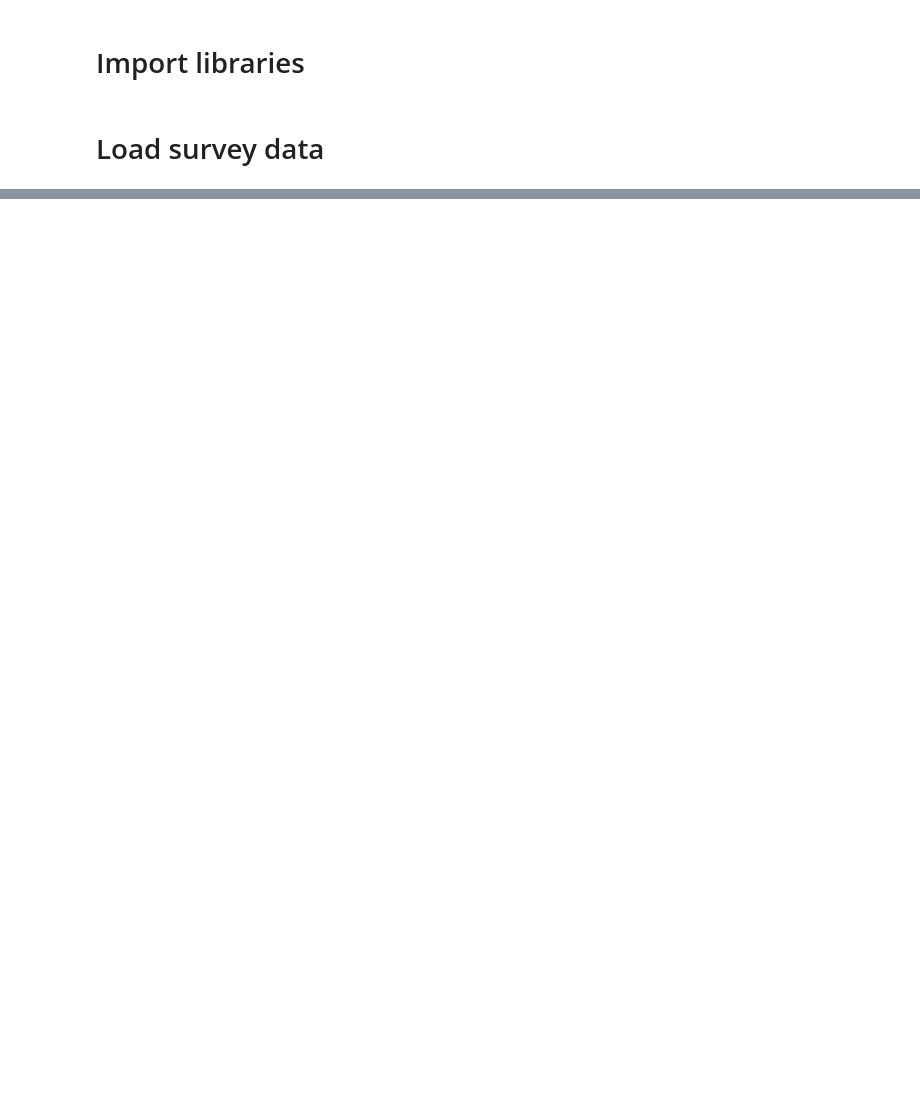
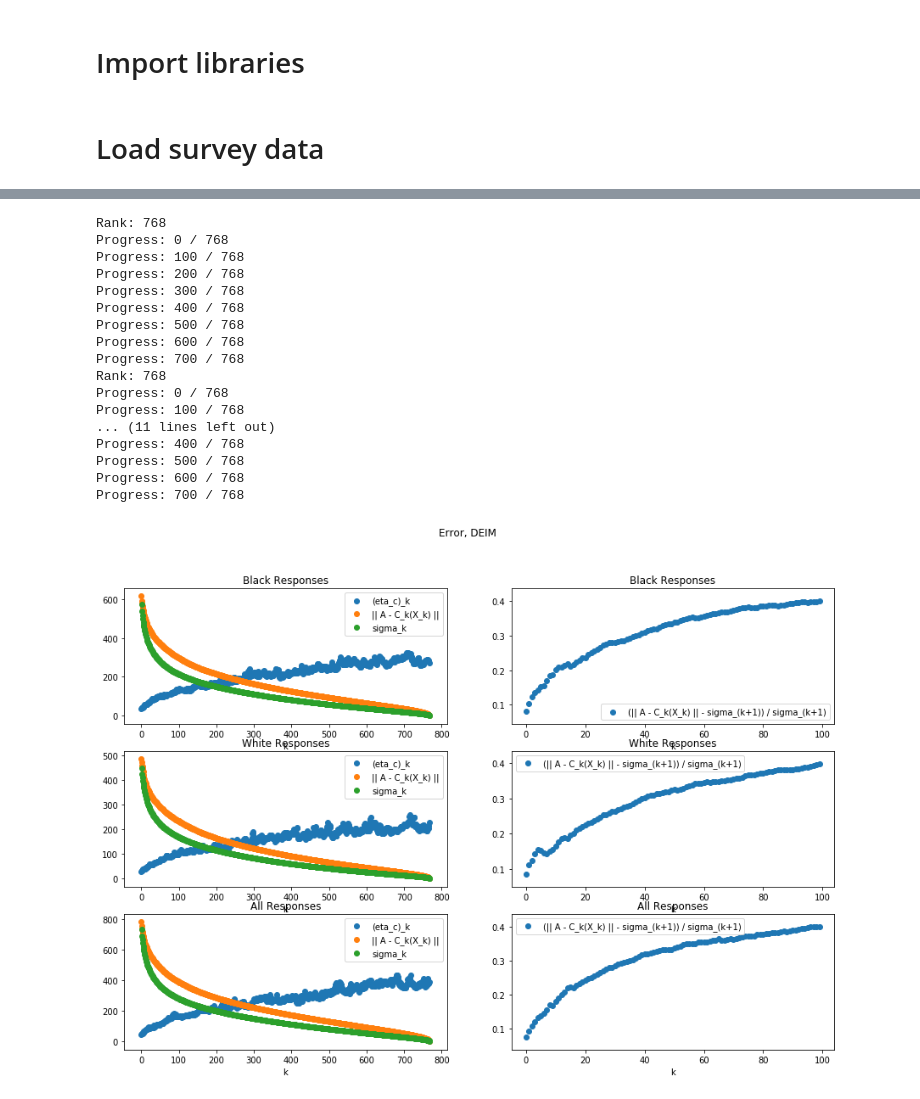
Before and after one commit to amos3vt/ASWW2, a Jupyter notebook: scripts/LongResponse_Embedding_2.ipynb, the cells around one changed output, grey strips where cells are left out. Cells and saved outputs as stored; diff of their text form; code cells hidden in the pictures; blank space fills up the shorter version.

```diff
--- a/scripts/LongResponse_Embedding_2.ipynb
+++ b/scripts/LongResponse_Embedding_2.ipynb
@@ -238,0 +156,63 @@ Progress: 700 / 768
+# %%
+def plot_error(A, title, method, ax):
+    V,S,Wt = np.linalg.svd(A, full_matrices=False)
+    rank = np.linalg.matrix_rank(A)
+    print("Rank:", rank)
+
+    eta_c = np.zeros(rank)
+    norm = np.zeros(rank)
+    sig = np.zeros(rank)
+
+    p_C_k = [] # track any pre-selected columns
+
+    A_k = np.zeros(A.shape)
+    for k in range(rank):
+        SVD_k = (V[:,:k+1], S[:k+1], Wt[:k+1,:])
+        A_k = (SVD_k[0] * SVD_k[1][...,None,:] @ SVD_k[2])
+        C_k, p_C_k = cur(A, idx=True, SVD=(V,S,Wt), rank=k+1, p_C=p_C_k, method=method)
+        WtF_k = SVD_k[2][:k+1,:][:,p_C_k[:k+1]]
+        eta_c[k] = np.linalg.norm(np.linalg.inv(WtF_k))
+        X_k = np.linalg.pinv(C_k) @ A
+        norm[k] = np.linalg.norm(A - C_k@X_k)
+        sig[k] = np.linalg.norm(A - A_k)
+
+        if k%100==0:
+            print("Progress:",k,"/",rank)
+
+    ax[0].scatter(range(rank), eta_c)
+    ax[0].scatter(range(rank), norm)
+    ax[0].scatter(range(1,rank+1), sig)
+    ax[0].set(xlabel='k')
+    ax[0].legend(["(eta_c)_k", "|| A - C_k(X_k) ||", "sigma_k"])
+    ax[0].set_title(title)
+
+    ax[1].scatter(range(100), (norm[:100]-sig[:100])/sig[:100])
+    ax[1].set(xlabel='k')
+    ax[1].legend(["(|| A - C_k(X_k) || - sigma_(k+1)) / sigma_(k+1)"])
+    ax[1].set_title(title)
+# %%
+fig, axs = plt.subplots(3,2, figsize=(15,10))
+fig.suptitle("Error, DEIM")
+
+plot_error(embed_black, "Black Responses", "DEIM", axs[0])
+plot_error(embed_white, "White Responses", "DEIM", axs[1])
+plot_error(embed, "All Responses", "DEIM", axs[2])
+# %% [output]
+Rank: 768
+Progress: 0 / 768
+Progress: 100 / 768
+Progress: 200 / 768
+Progress: 300 / 768
+Progress: 400 / 768
+Progress: 500 / 768
+Progress: 600 / 768
+Progress: 700 / 768
+Rank: 768
+Progress: 0 / 768
+Progress: 100 / 768
+... (11 lines left out)
+Progress: 400 / 768
+Progress: 500 / 768
+Progress: 600 / 768
+Progress: 700 / 768
+[figure, added]
```
Also changed, not shown: parts of 48 cells of this notebook.
